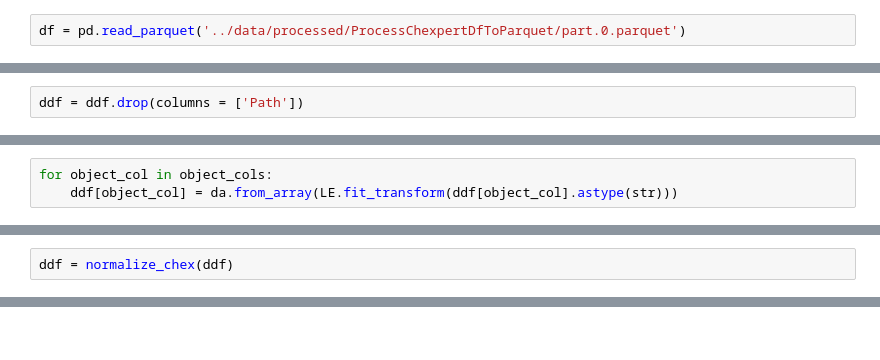
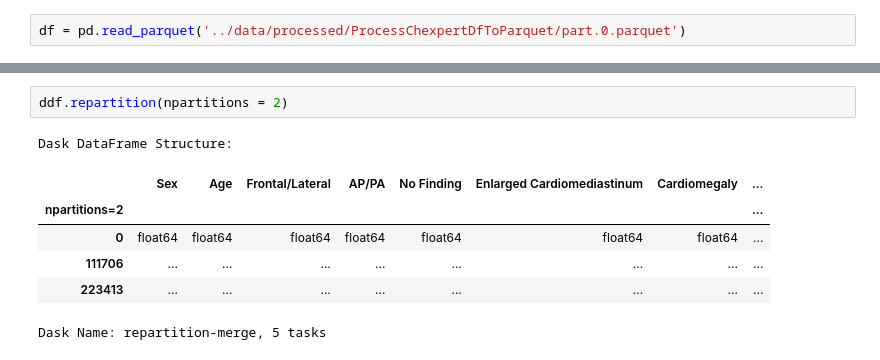
Before and after one commit to woodytwoshoes/Radio-Star, a Jupyter notebook: notebooks/FindSimilar_withDask.ipynb, the cells around one changed output, grey strips where cells are left out. Drawn from its saved outputs; the diff is of its cells as text.

```diff
--- a/notebooks/FindSimilar_withDask.ipynb
+++ b/notebooks/FindSimilar_withDask.ipynb
@@ -14,2 +42,0 @@ df_raw = ddf.copy()
-# %%
-ddf = ddf.drop(columns = ['Path'])
@@ -26,3 +42,0 @@ LE = LabelEncoder()
-# %%
-for object_col in object_cols:
-    ddf[object_col] = da.from_array(LE.fit_transform(ddf[object_col].astype(str)))
@@ -45,2 +42,0 @@ def normalize_chex(ddf):
-# %%
-ddf = normalize_chex(ddf)
@@ -312,0 +93,10 @@ df_raw.loc[similar_features_idx[argsorted][0]]
+# %%
+ddf.repartition(npartitions = 2)
+# %% [output]
+Dask DataFrame Structure:
+|  | Sex | Age | Frontal/Lateral | AP/PA | No Finding | Enlarged Cardiomediastinum | Cardiomegaly | ... |
+| npartitions=2 |  |  |  |  |  |  |  | ... |
+| 0 | float64 | float64 | float64 | float64 | float64 | float64 | float64 | ... |
+| 111706 | ... | ... | ... | ... | ... | ... | ... | ... |
+| 223413 | ... | ... | ... | ... | ... | ... | ... | ... |
+Dask Name: repartition-merge, 5 tasks
```
Also changed, not shown: parts of 84 cells of this notebook, 2 other files.
